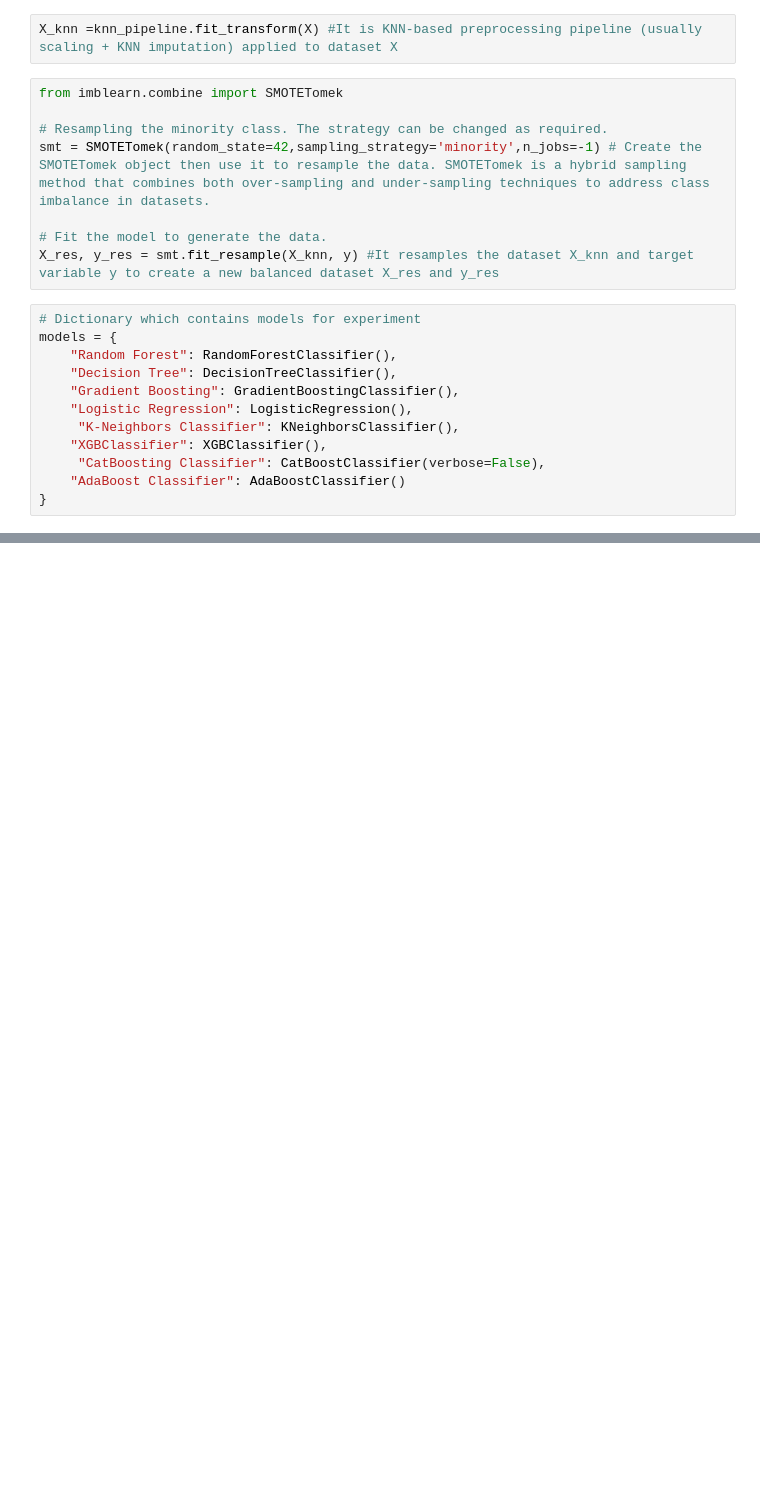
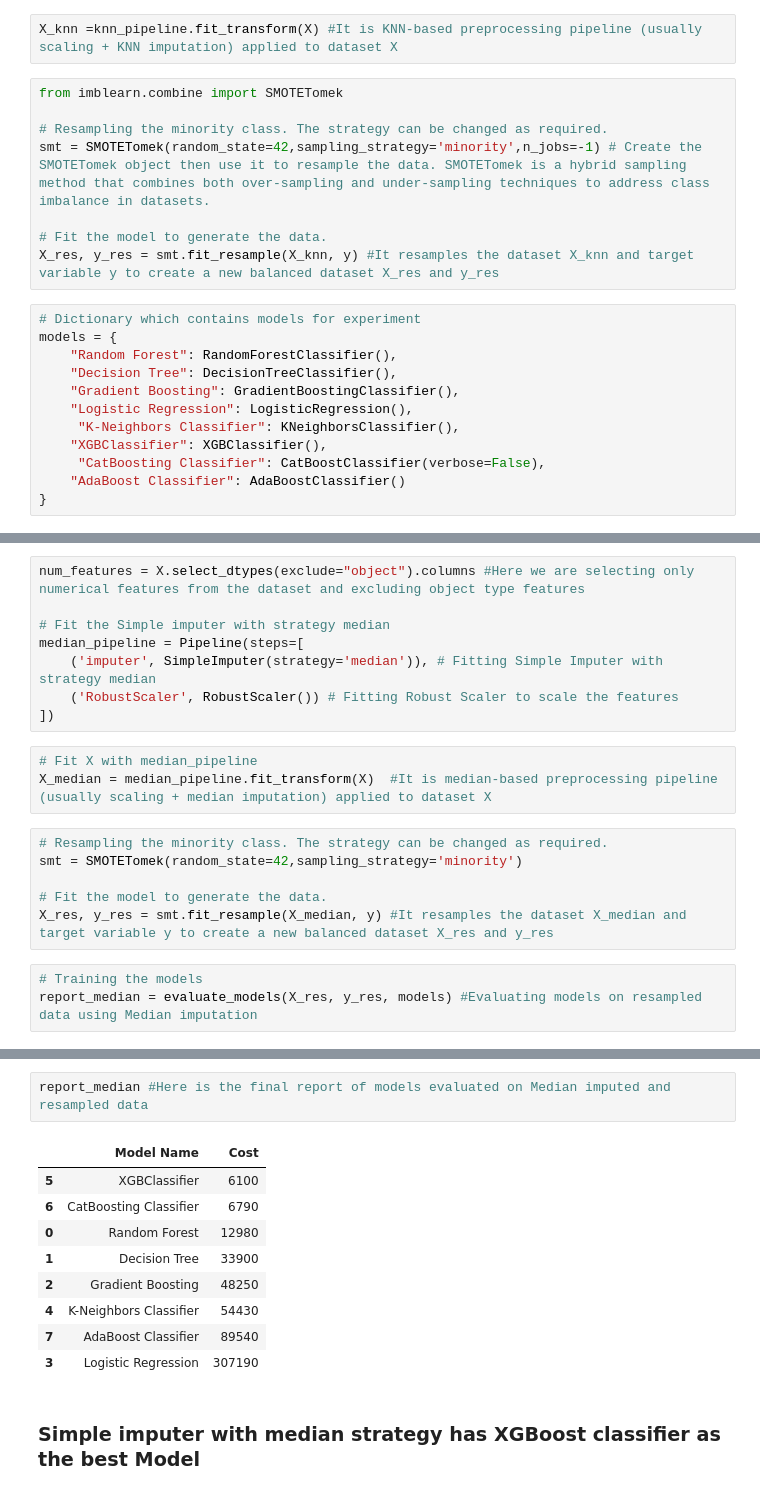
Before and after one commit to KeshaviVerma/APS_Fault_Detection, a Jupyter notebook: EDA.ipynb, the cells around one changed output, grey strips where cells are left out. Drawn from its saved outputs; the diff is of its cells as text; blank space fills up the shorter version.

```diff
--- a/EDA.ipynb
+++ b/EDA.ipynb
@@ -311,0 +320,20 @@ report_knn #Here is the final report of models evaluated on KNN imputed and resa
+# %%
+num_features = X.select_dtypes(exclude="object").columns #Here we are selecting only numerical features from the dataset and excluding object type features
+
+# Fit the Simple imputer with strategy median
+median_pipeline = Pipeline(steps=[
+    ('imputer', SimpleImputer(strategy='median')), # Fitting Simple Imputer with strategy median
+    ('RobustScaler', RobustScaler()) # Fitting Robust Scaler to scale the features
+])
+# %%
+# Fit X with median_pipeline
+X_median = median_pipeline.fit_transform(X)  #It is median-based preprocessing pipeline (usually scaling + median imputation) applied to dataset X
+# %%
+# Resampling the minority class. The strategy can be changed as required.
+smt = SMOTETomek(random_state=42,sampling_strategy='minority')
+
+# Fit the model to generate the data.
+X_res, y_res = smt.fit_resample(X_median, y) #It resamples the dataset X_median and target variable y to create a new balanced dataset X_res and y_res
+# %%
+# Training the models
+report_median = evaluate_models(X_res, y_res, models) #Evaluating models on resampled data using Median imputation
@@ -311,0 +358,14 @@ report_knn #Here is the final report of models evaluated on KNN imputed and resa
+# %%
+report_median #Here is the final report of models evaluated on Median imputed and resampled data
+# %% [output]
+|  | Model Name | Cost |
+| 5 | XGBClassifier | 6100 |
+| 6 | CatBoosting Classifier | 6790 |
+| 0 | Random Forest | 12980 |
+| 1 | Decision Tree | 33900 |
+| 2 | Gradient Boosting | 48250 |
+| 4 | K-Neighbors Classifier | 54430 |
+| 7 | AdaBoost Classifier | 89540 |
+| 3 | Logistic Regression | 307190 |
+# %% [markdown]
+### Simple imputer with median strategy has XGBoost classifier as the best Model
```
Also changed, not shown: parts of 53 cells of this notebook.
